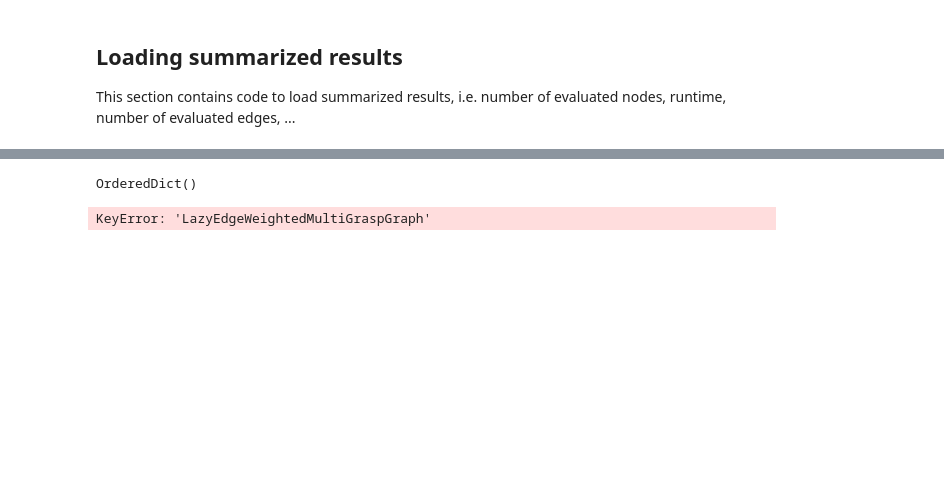
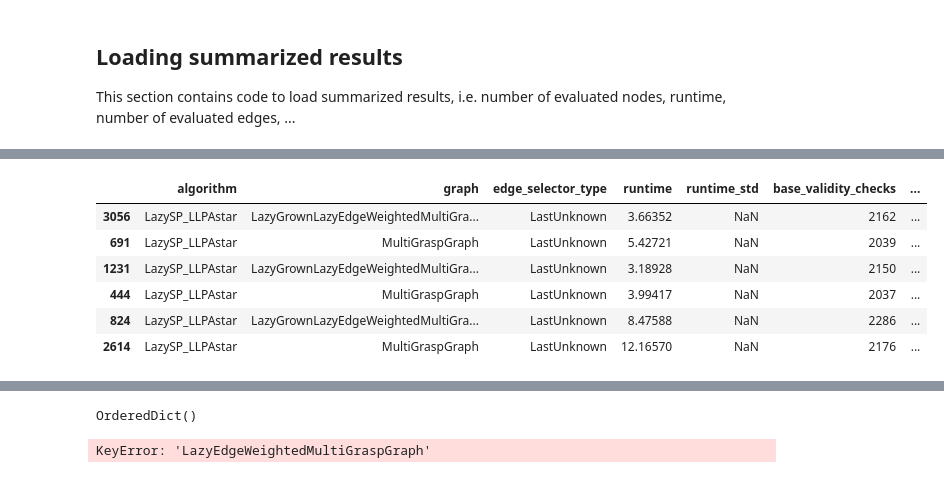
Before and after one commit to malwaru/hfts_grasp_planner, a Jupyter notebook: scripts/notebooks/mg_planner_evaluation.ipynb, the cells around one changed output, grey strips where cells are left out. Cells and saved outputs as stored; diff of their text form; code cells hidden in the pictures; blank space fills up the shorter version.

```diff
--- a/scripts/notebooks/mg_planner_evaluation.ipynb
+++ b/scripts/notebooks/mg_planner_evaluation.ipynb
@@ -193,3 +258,13 @@ data[data['algorithm'] == 'LWAstar'].sort_values(['test_case_id'])
+# %%
+data[(data['scene'] == 'cluttered_field_const') & (data['batch_size'] == 5000) & (data['algorithm'] == 'LazySP_LLPAstar') & ((data['graph'] == 'MultiGraspGraph') | (data['graph'] == 'LazyGrownLazyEdgeWeightedMultiGraspGraph'))  & (data['step_size'] == 0.1) & (data['edge_selector_type'] == 'LastUnknown')].sort_values(['num_grasps', 'graph'])
+# %% [output]
+|  | algorithm | graph | edge_selector_type | runtime | runtime_std | base_validity_checks | ... |
+| 3056 | LazySP_LLPAstar | LazyGrownLazyEdgeWeightedMultiGra... | LastUnknown | 3.66352 | NaN | 2162 | ... |
+| 691 | LazySP_LLPAstar | MultiGraspGraph | LastUnknown | 5.42721 | NaN | 2039 | ... |
+| 1231 | LazySP_LLPAstar | LazyGrownLazyEdgeWeightedMultiGra... | LastUnknown | 3.18928 | NaN | 2150 | ... |
+| 444 | LazySP_LLPAstar | MultiGraspGraph | LastUnknown | 3.99417 | NaN | 2037 | ... |
+| 824 | LazySP_LLPAstar | LazyGrownLazyEdgeWeightedMultiGra... | LastUnknown | 8.47588 | NaN | 2286 | ... |
+| 2614 | LazySP_LLPAstar | MultiGraspGraph | LastUnknown | 12.16570 | NaN | 2176 | ... |
 # %%
 def verify_results(data):
     """ Check that in the given data all algorithms agree on the same cost for each test cases
```
Also changed, not shown: parts of 13 cells of this notebook, 14 other files.
